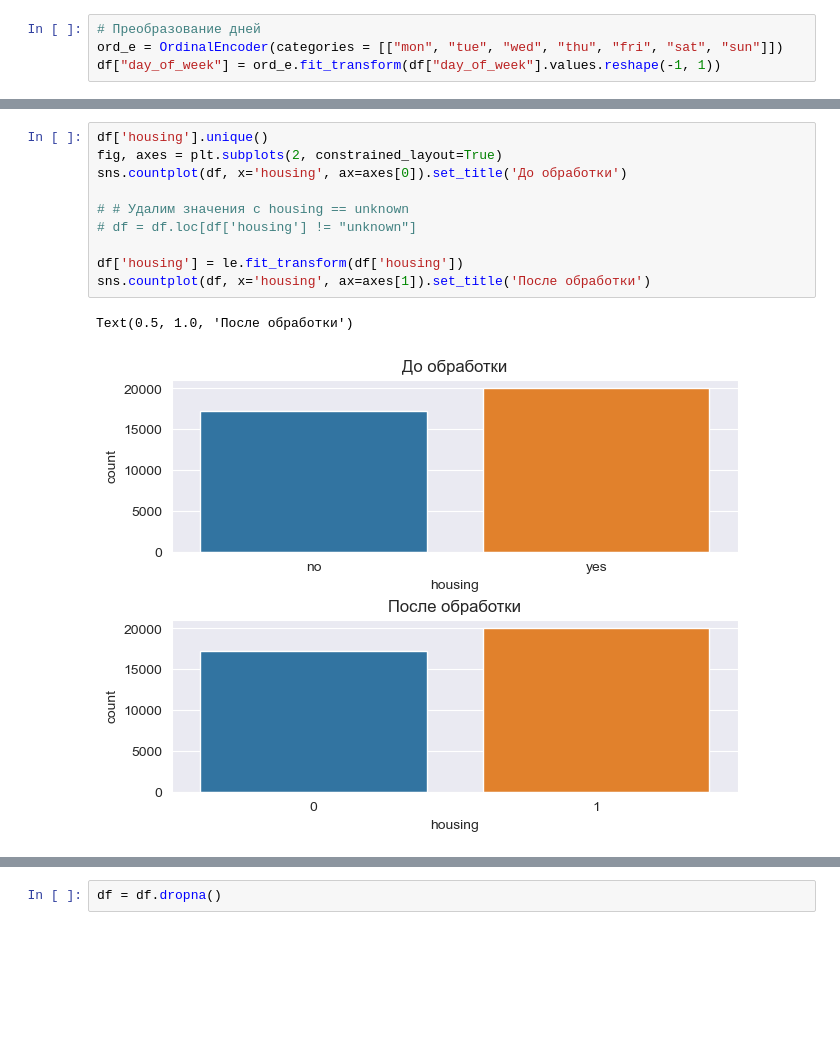
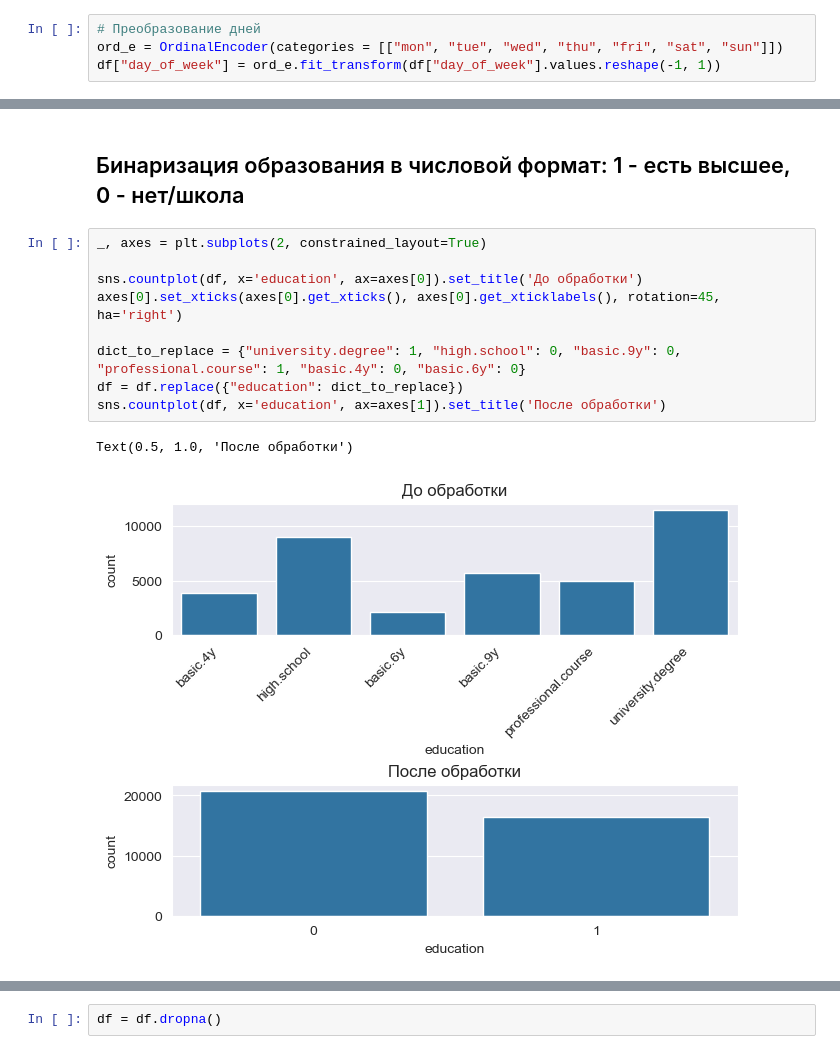
Before and after one commit to Ekzz0/TermDepositClassificationService, a Jupyter notebook: analysis.ipynb, the cells around one changed output, grey strips where cells are left out. Saved outputs shown, nothing was run; the diff lists cells and outputs as text; blank space fills up the shorter version.

```diff
--- a/analysis.ipynb
+++ b/analysis.ipynb
@@ -166,13 +176,14 @@ Text(0.5, 1.0, 'После обработки')
+# %% [markdown]
+## Бинаризация образования в числовой формат: 1 - есть высшее, 0 - нет/школа
 # %%
-df['housing'].unique()
-fig, axes = plt.subplots(2, constrained_layout=True)
-sns.countplot(df, x='housing', ax=axes[0]).set_title('До обработки')
+_, axes = plt.subplots(2, constrained_layout=True)
 
-# # Удалим значения с housing == unknown
-# df = df.loc[df['housing'] != "unknown"]
+sns.countplot(df, x='education', ax=axes[0]).set_title('До обработки')
+axes[0].set_xticks(axes[0].get_xticks(), axes[0].get_xticklabels(), rotation=45, ha='right')
 
-df['housing'] = le.fit_transform(df['housing'])
-sns.countplot(df, x='housing', ax=axes[1]).set_title('После обработки')
+dict_to_replace = {"university.degree": 1, "high.school": 0, "basic.9y": 0, "professional.course": 1, "basic.4y": 0, "basic.6y": 0}
+df = df.replace({"education": dict_to_replace})
+sns.countplot(df, x='education', ax=axes[1]).set_title('После обработки')
 # %% [output]
 Text(0.5, 1.0, 'После обработки')
-[figure, old version]
+[figure, new version]
```
Also changed, not shown: parts of 44 cells of this notebook, 9 other files.
